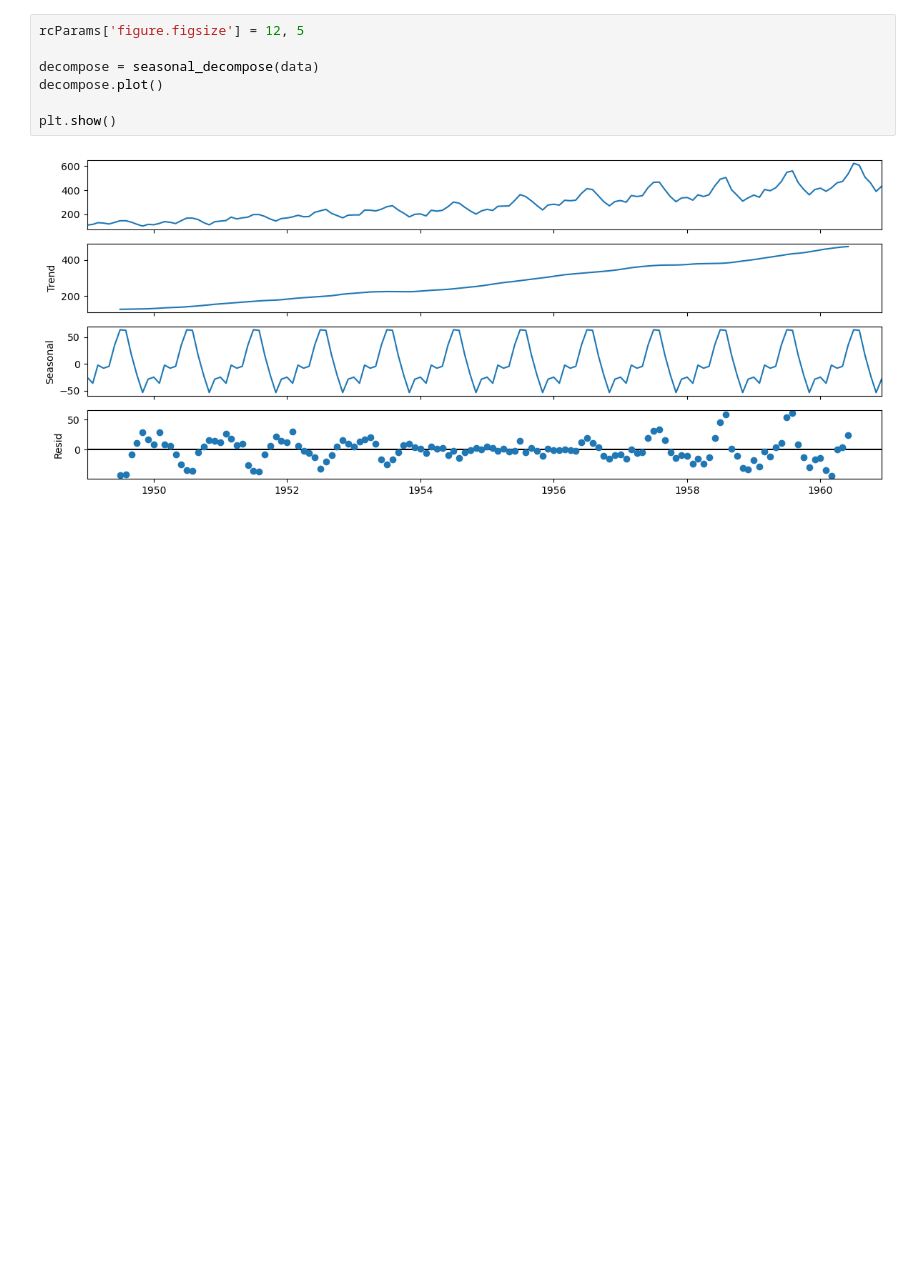
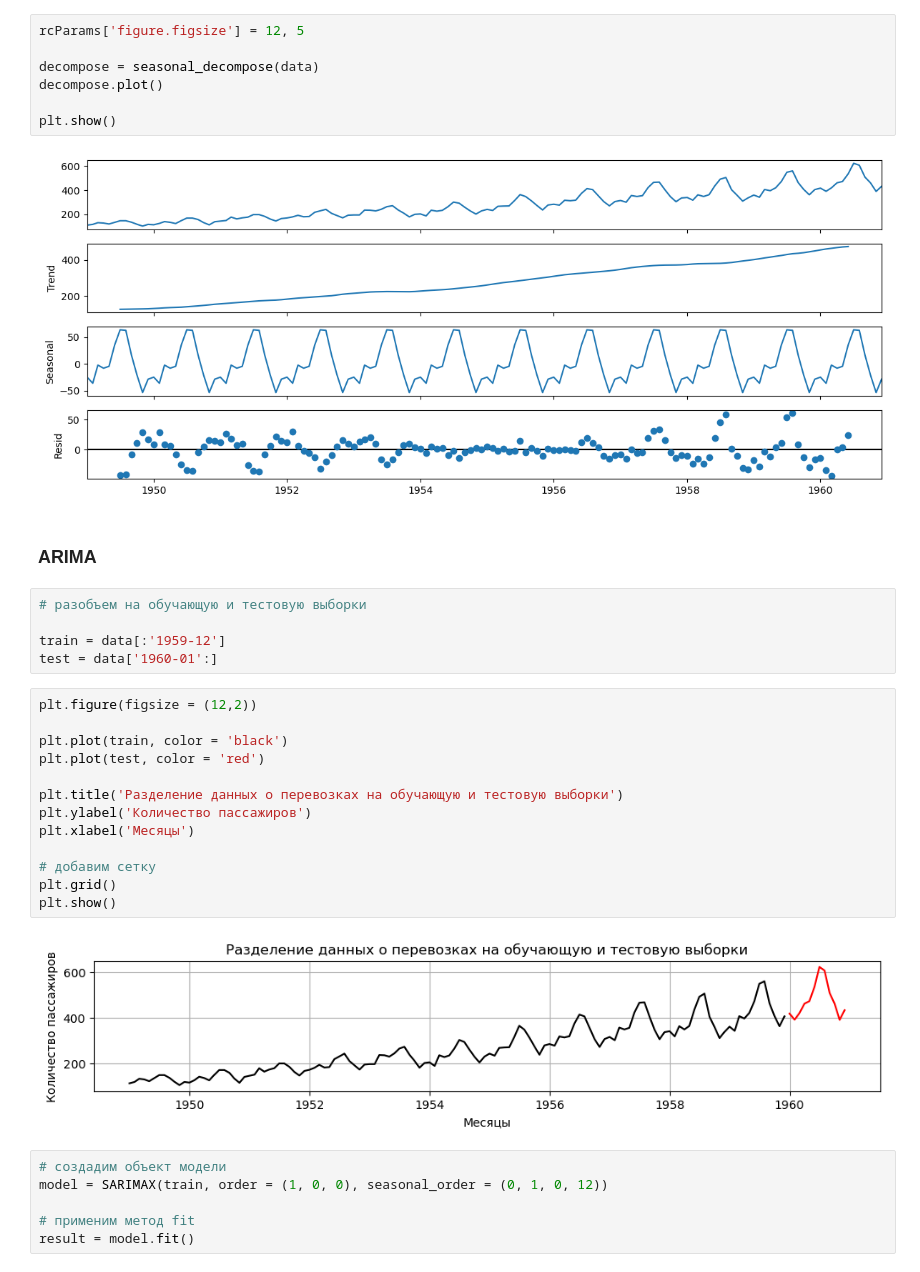
Before and after one commit to ShaidulinAndrew/ML_algoritms_classes, a Jupyter notebook: Time_series/ARIMA.ipynb, the cells around one changed output. Cells and saved outputs as stored; diff of their text form; blank space fills up the shorter version.

Commit message:
добавлена модель ARIMA и пример роботы с ней

```diff
--- a/Time_series/ARIMA.ipynb
+++ b/Time_series/ARIMA.ipynb
@@ -82,3 +89,31 @@ decompose.plot()
 plt.show()
 # %% [output]
 [figure]
+# %% [markdown]
+### __ARIMA__
+# %%
+# разобъем на обучающую и тестовую выборки
+
+train = data[:'1959-12']
+test = data['1960-01':]
+# %%
+plt.figure(figsize = (12,2))
+
+plt.plot(train, color = 'black')
+plt.plot(test, color = 'red')
+
+plt.title('Разделение данных о перевозках на обучающую и тестовую выборки')
+plt.ylabel('Количество пассажиров')
+plt.xlabel('Месяцы')
+
+# добавим сетку
+plt.grid()
+plt.show()
+# %% [output]
+[figure, added]
+# %%
+# создадим объект модели
+model = SARIMAX(train, order = (1, 0, 0), seasonal_order = (0, 1, 0, 12))
+
+# применим метод fit
+result = model.fit()
```
Also changed, not shown: parts of 7 cells of this notebook.
